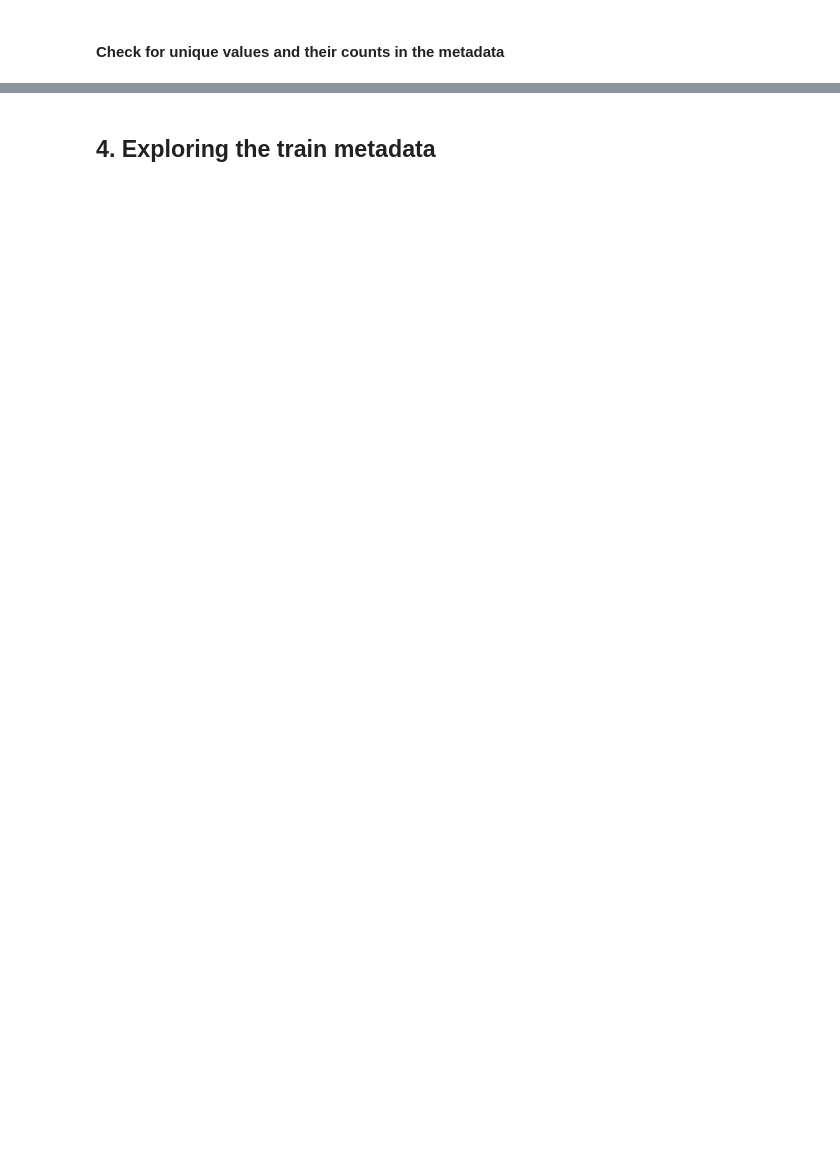
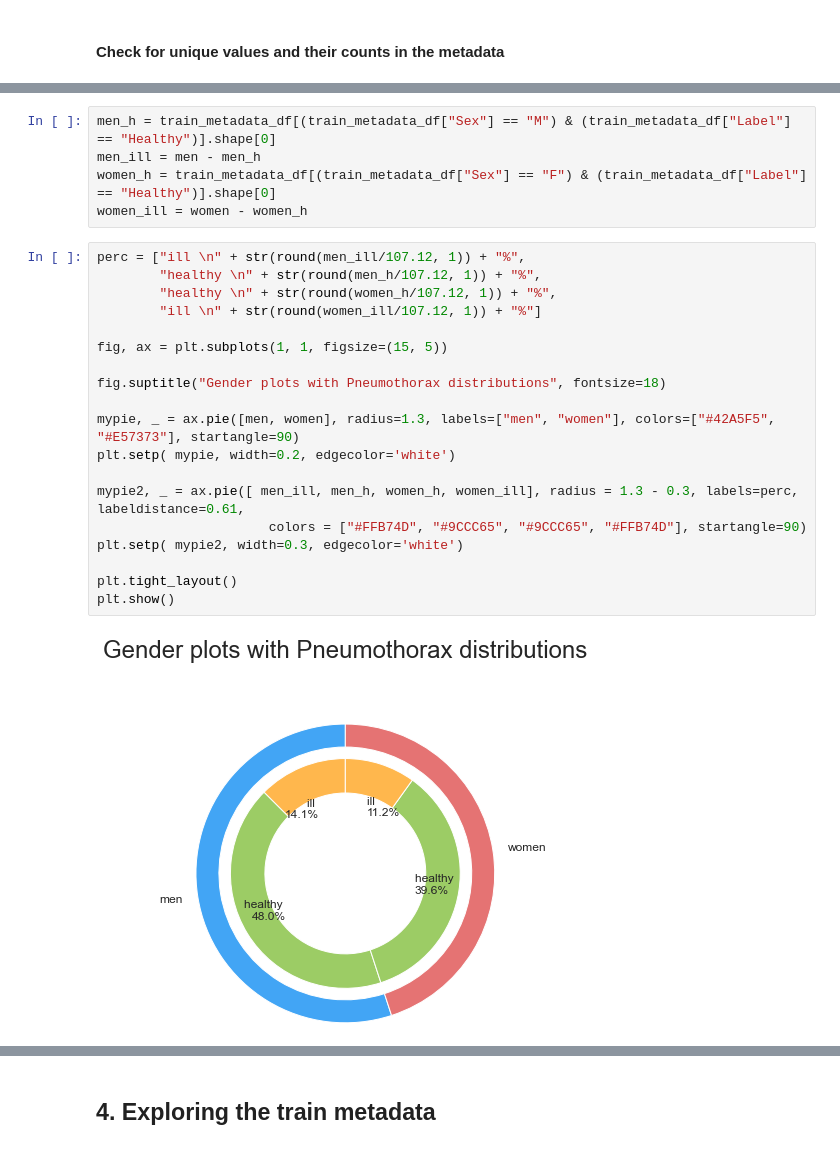
Before and after one commit to livneor207/helfcare, a Jupyter notebook: HW2/HW2_EDA.ipynb, the cells around one changed output, grey strips where cells are left out. Saved outputs shown, nothing was run; the diff lists cells and outputs as text; blank space fills up the shorter version.

```diff
--- a/HW2/HW2_EDA.ipynb
+++ b/HW2/HW2_EDA.ipynb
@@ -190,0 +363,26 @@ for column in list(train_metadata_df.columns):
+# %%
+men_h = train_metadata_df[(train_metadata_df["Sex"] == "M") & (train_metadata_df["Label"] == "Healthy")].shape[0]
+men_ill = men - men_h
+women_h = train_metadata_df[(train_metadata_df["Sex"] == "F") & (train_metadata_df["Label"] == "Healthy")].shape[0]
+women_ill = women - women_h
+# %%
+perc = ["ill \n" + str(round(men_ill/107.12, 1)) + "%",
+        "healthy \n" + str(round(men_h/107.12, 1)) + "%",
+        "healthy \n" + str(round(women_h/107.12, 1)) + "%",
+        "ill \n" + str(round(women_ill/107.12, 1)) + "%"]
+
+fig, ax = plt.subplots(1, 1, figsize=(15, 5))
+
+fig.suptitle("Gender plots with Pneumothorax distributions", fontsize=18)
+
+mypie, _ = ax.pie([men, women], radius=1.3, labels=["men", "women"], colors=["#42A5F5", "#E57373"], startangle=90)
+plt.setp( mypie, width=0.2, edgecolor='white')
+
+mypie2, _ = ax.pie([ men_ill, men_h, women_h, women_ill], radius = 1.3 - 0.3, labels=perc, labeldistance=0.61,
+                      colors = ["#FFB74D", "#9CCC65", "#9CCC65", "#FFB74D"], startangle=90)
+plt.setp( mypie2, width=0.3, edgecolor='white')
+
+plt.tight_layout()
+plt.show()
+# %% [output]
+[figure, added]
```
Also changed, not shown: parts of 69 cells of this notebook.
